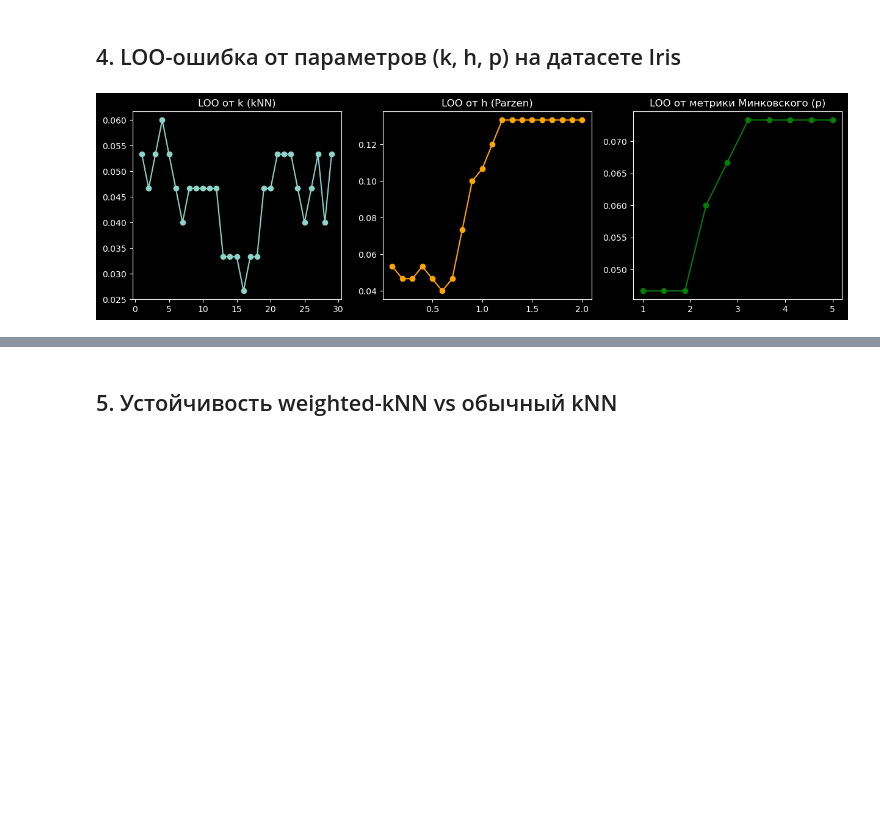
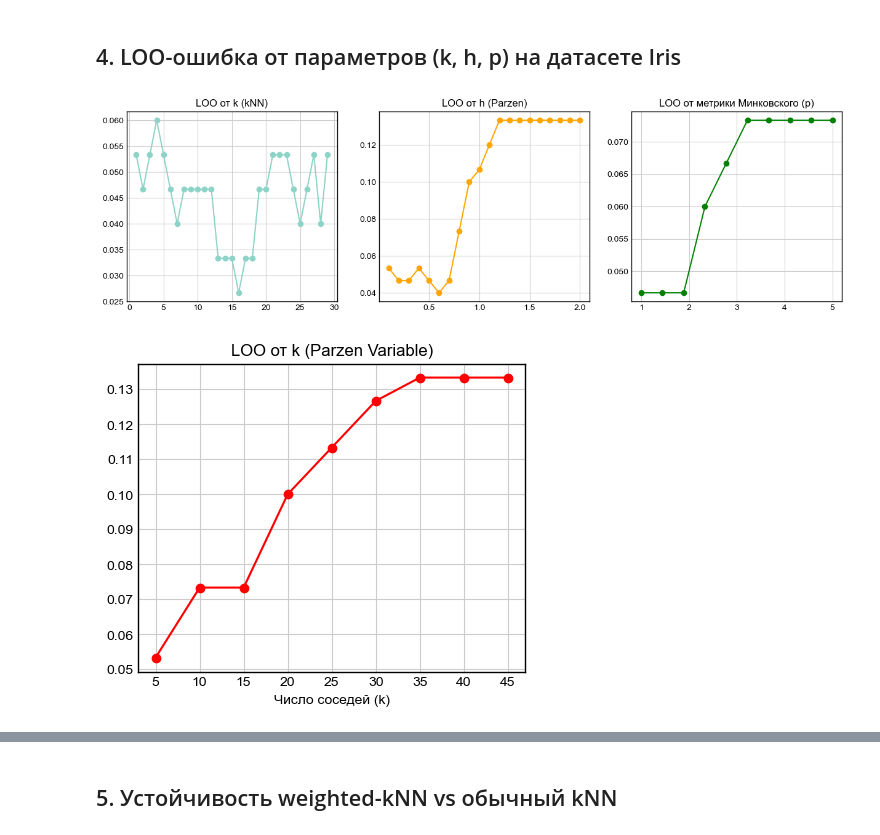
Before and after one commit to Toxele/Functional-Analysis-Cases-5-6-7, a Jupyter notebook: case_5/case_5.ipynb, the cells around one changed output, grey strips where cells are left out. Cells and saved outputs as stored; diff of their text form; code cells hidden in the pictures; blank space fills up the shorter version.

Commit message:
feat, fix: case 5 update + visualization theme changed

```diff
--- a/case_5/case_5.ipynb
+++ b/case_5/case_5.ipynb
@@ -27,6 +27,15 @@ from shared.validation import leave_one_out_classification
 
 import warnings
 warnings.filterwarnings('ignore')
+# %%
+plt.style.use('seaborn-v0_8-whitegrid')
+plt.rcParams.update({
+    "axes.edgecolor": "black",
+    "axes.labelcolor": "black",
+    "xtick.color": "black",
+    "ytick.color": "black",
+    "text.color": "black"
+})
 # %% [markdown]
 ## 2. Загрузка данных и проверка масштабирования
 # %%
@@ -87,28 +111,38 @@ plt.show()
 # %%
 X_iris_scaled = StandardScaler().fit_transform(load_iris().data)
 y_iris = load_iris().target
 
 k_range = range(1, 30)
 loo_k = [leave_one_out_classification(KNNClassifier(k=k), X_iris_scaled, y_iris) for k in k_range]
 
 h_range = np.linspace(0.1, 2.0, 20)
 loo_h = [leave_one_out_classification(ParzenFixedClassifier(h=h, kernel='gaussian'), X_iris_scaled, y_iris) for h in h_range]
 
 p_range = np.linspace(1, 5, 10)
 loo_p = [leave_one_out_classification(KNNClassifier(k=5, p=p), X_iris_scaled, y_iris) for p in p_range]
 
 plt.figure(figsize=(15, 4))
 plt.subplot(1, 3, 1)
 plt.plot(k_range, loo_k, marker='o')
 plt.title("LOO от k (kNN)")
 
 plt.subplot(1, 3, 2)
 plt.plot(h_range, loo_h, marker='o', color='orange')
 plt.title("LOO от h (Parzen)")
 
 plt.subplot(1, 3, 3)
 plt.plot(p_range, loo_p, marker='o', color='green')
 plt.title("LOO от метрики Минковского (p)")
 plt.show()
+
+k_var_range = range(5, 50, 5)
+loo_var = [leave_one_out_classification(ParzenVariableClassifier(k=k, kernel='gaussian'), X_iris_scaled, y_iris) for k in k_var_range]
+
+plt.figure(figsize=(5, 4))
+plt.plot(k_var_range, loo_var, marker='o', color='red')
+plt.title("LOO от k (Parzen Variable)")
+plt.xlabel("Число соседей (k)")
+plt.show()
 # %% [output]
-[figure, old version]
+[figure, new version]
+[figure, added]
```
Also changed, not shown: parts of 6 cells of this notebook.
